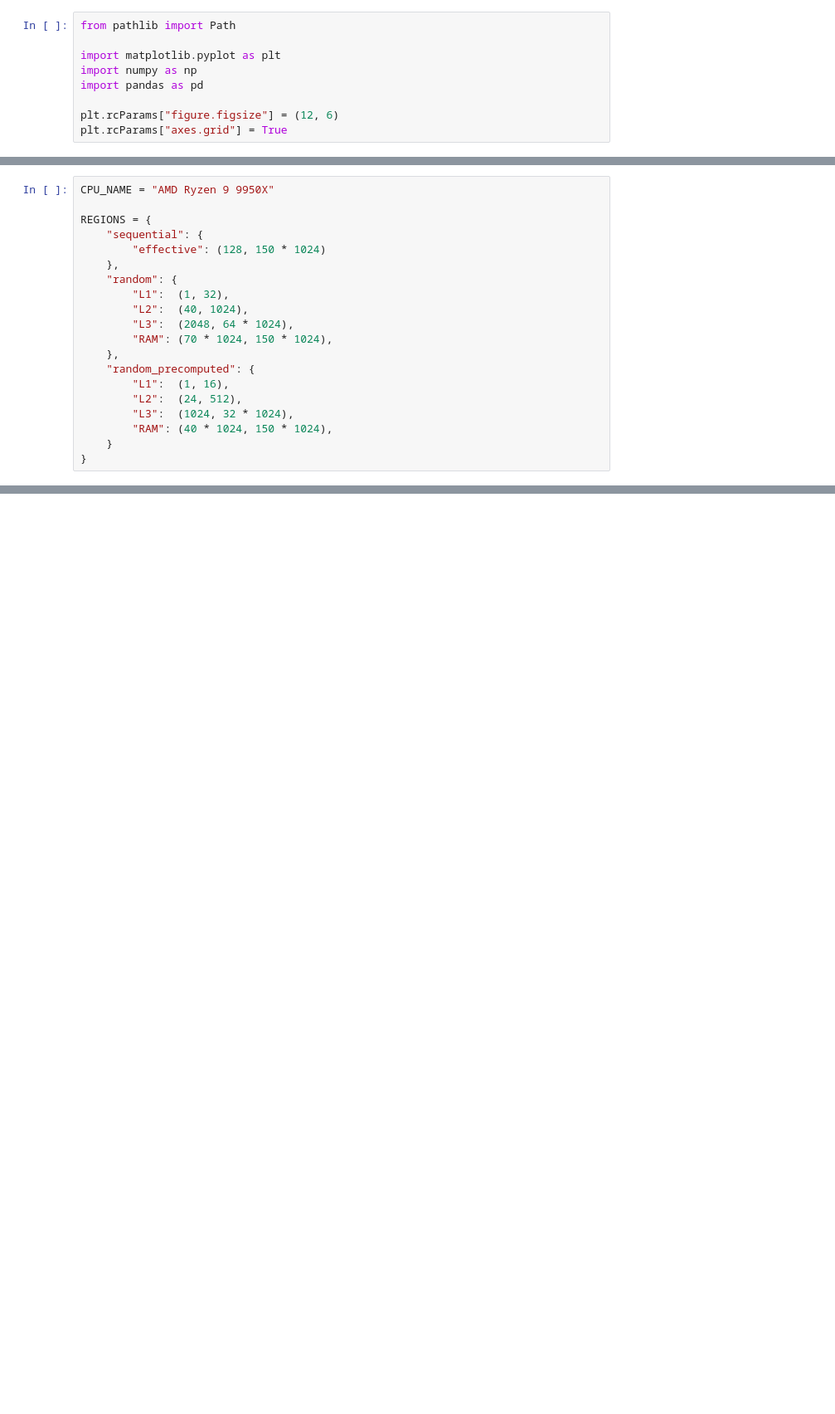
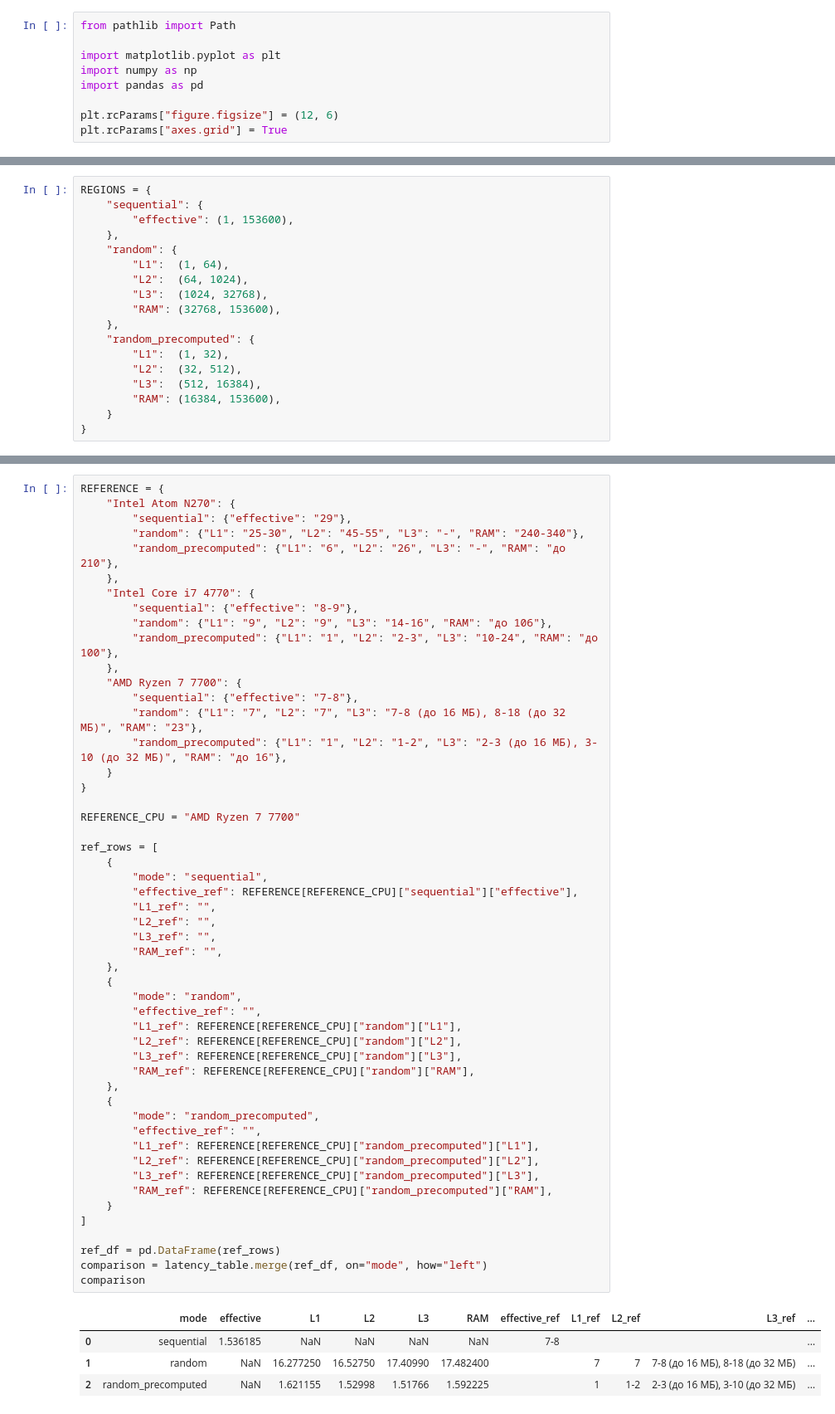
Before and after one commit to domster704/parallel-programming-labs, a Jupyter notebook: lab4-cache/analyze.ipynb, the cells around one changed output, grey strips where cells are left out. Shown at 83% size. Drawn from its saved outputs; the diff is of its cells as text; blank space fills up the shorter version.

```diff
--- a/lab4-cache/analyze.ipynb
+++ b/lab4-cache/analyze.ipynb
@@ -98,21 +113,19 @@ plot_mode_logx(rnd_pre_p, "Случайный обход с массивом и
 # %%
-CPU_NAME = "AMD Ryzen 9 9950X"
-
 REGIONS = {
     "sequential": {
-        "effective": (128, 150 * 1024)
+        "effective": (1, 153600),
     },
     "random": {
-        "L1":  (1, 32),
-        "L2":  (40, 1024),
-        "L3":  (2048, 64 * 1024),
-        "RAM": (70 * 1024, 150 * 1024),
+        "L1":  (1, 64),
+        "L2":  (64, 1024),
+        "L3":  (1024, 32768),
+        "RAM": (32768, 153600),
     },
     "random_precomputed": {
-        "L1":  (1, 16),
-        "L2":  (24, 512),
-        "L3":  (1024, 32 * 1024),
-        "RAM": (40 * 1024, 150 * 1024),
+        "L1":  (1, 32),
+        "L2":  (32, 512),
+        "L3":  (512, 16384),
+        "RAM": (16384, 153600),
     }
 }
 # %%
@@ -271,0 +189,56 @@ print(" - latency_table_comparison.csv")
+# %%
+REFERENCE = {
+    "Intel Atom N270": {
+        "sequential": {"effective": "29"},
+        "random": {"L1": "25-30", "L2": "45-55", "L3": "-", "RAM": "240-340"},
+        "random_precomputed": {"L1": "6", "L2": "26", "L3": "-", "RAM": "до 210"},
+    },
+    "Intel Core i7 4770": {
+        "sequential": {"effective": "8-9"},
+        "random": {"L1": "9", "L2": "9", "L3": "14-16", "RAM": "до 106"},
+        "random_precomputed": {"L1": "1", "L2": "2-3", "L3": "10-24", "RAM": "до 100"},
+    },
+    "AMD Ryzen 7 7700": {
+        "sequential": {"effective": "7-8"},
+        "random": {"L1": "7", "L2": "7", "L3": "7-8 (до 16 МБ), 8-18 (до 32 МБ)", "RAM": "23"},
+        "random_precomputed": {"L1": "1", "L2": "1-2", "L3": "2-3 (до 16 МБ), 3-10 (до 32 МБ)", "RAM": "до 16"},
+    }
+}
+
+REFERENCE_CPU = "AMD Ryzen 7 7700"
+
+ref_rows = [
+    {
+        "mode": "sequential",
+        "effective_ref": REFERENCE[REFERENCE_CPU]["sequential"]["effective"],
+        "L1_ref": "",
+        "L2_ref": "",
+        "L3_ref": "",
+        "RAM_ref": "",
+    },
+    {
+        "mode": "random",
+        "effective_ref": "",
+        "L1_ref": REFERENCE[REFERENCE_CPU]["random"]["L1"],
+        "L2_ref": REFERENCE[REFERENCE_CPU]["random"]["L2"],
+        "L3_ref": REFERENCE[REFERENCE_CPU]["random"]["L3"],
+        "RAM_ref": REFERENCE[REFERENCE_CPU]["random"]["RAM"],
+    },
+    {
+        "mode": "random_precomputed",
+        "effective_ref": "",
+        "L1_ref": REFERENCE[REFERENCE_CPU]["random_precomputed"]["L1"],
+        "L2_ref": REFERENCE[REFERENCE_CPU]["random_precomputed"]["L2"],
+        "L3_ref": REFERENCE[REFERENCE_CPU]["random_precomputed"]["L3"],
+        "RAM_ref": REFERENCE[REFERENCE_CPU]["random_precomputed"]["RAM"],
+    }
+]
+
+ref_df = pd.DataFrame(ref_rows)
+comparison = latency_table.merge(ref_df, on="mode", how="left")
+comparison
+# %% [output]
+|  | mode | effective | L1 | L2 | L3 | RAM | effective_ref | L1_ref | L2_ref | L3_ref | ... |
+| 0 | sequential | 1.536185 | NaN | NaN | NaN | NaN | 7-8 |  |  |  | ... |
+| 1 | random | NaN | 16.277250 | 16.52750 | 17.40990 | 17.482400 |  | 7 | 7 | 7-8 (до 16 МБ), 8-18 (до 32 МБ) | ... |
+| 2 | random_precomputed | NaN | 1.621155 | 1.52998 | 1.51766 | 1.592225 |  | 1 | 1-2 | 2-3 (до 16 МБ), 3-10 (до 32 МБ) | ... |
```
Also changed, not shown: parts of 14 cells of this notebook, 2 other files.
